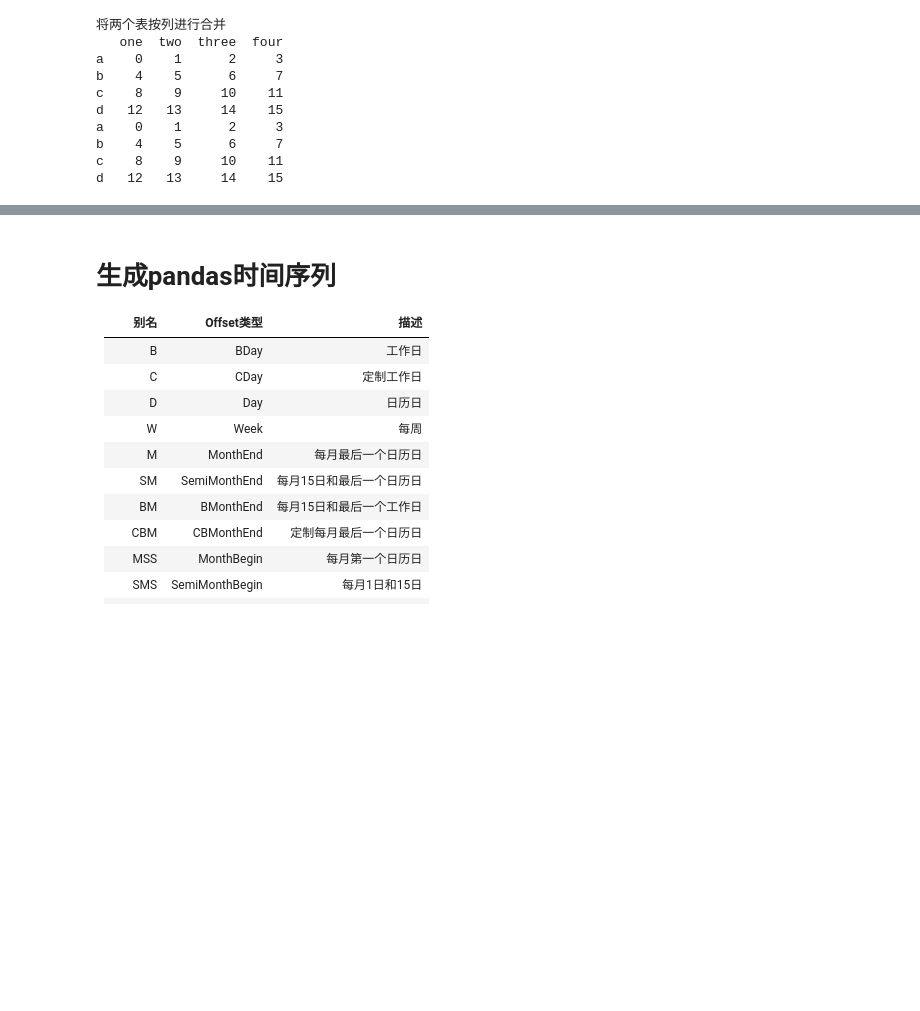
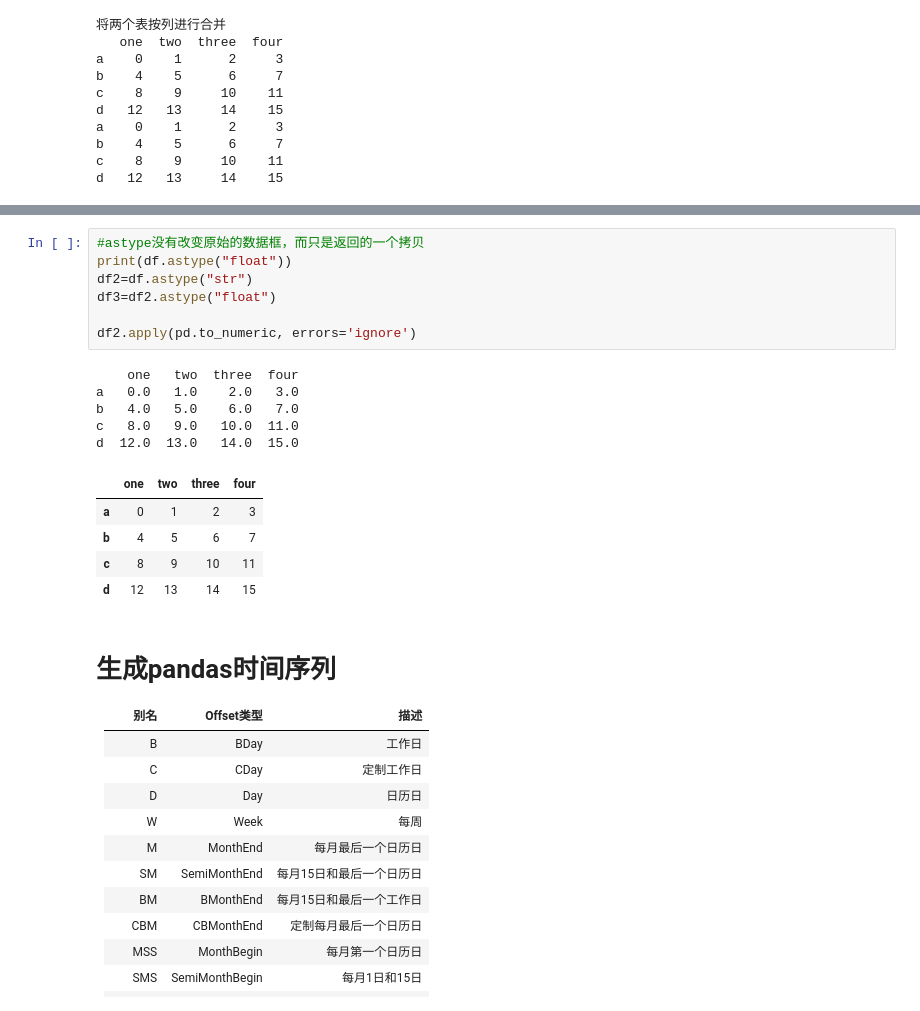
Before and after one commit to 102757017/Foundation-of-in-depth-learning, a Jupyter notebook: 数据预处理-dataframe.ipynb, the cells around one changed output, grey strips where cells are left out. Drawn from its saved outputs; the diff is of its cells as text; blank space fills up the shorter version.

```diff
--- a/数据预处理-dataframe.ipynb
+++ b/数据预处理-dataframe.ipynb
@@ -464,3 +501,21 @@ d   12   13     14    15
+# %%
+#astype没有改变原始的数据框，而只是返回的一个拷贝
+print(df.astype("float"))
+df2=df.astype("str")
+df3=df2.astype("float")
+
+df2.apply(pd.to_numeric, errors='ignore')
+# %% [output]
+    one   two  three  four
+a   0.0   1.0    2.0   3.0
+b   4.0   5.0    6.0   7.0
+c   8.0   9.0   10.0  11.0
+d  12.0  13.0   14.0  15.0
+|  | one | two | three | four |
+| a | 0 | 1 | 2 | 3 |
+| b | 4 | 5 | 6 | 7 |
+| c | 8 | 9 | 10 | 11 |
+| d | 12 | 13 | 14 | 15 |
 # %% [markdown]
 # 生成pandas时间序列
 | 别名    | Offset类型     | 描述                     |
```
Also changed, not shown: parts of 24 cells of this notebook.
